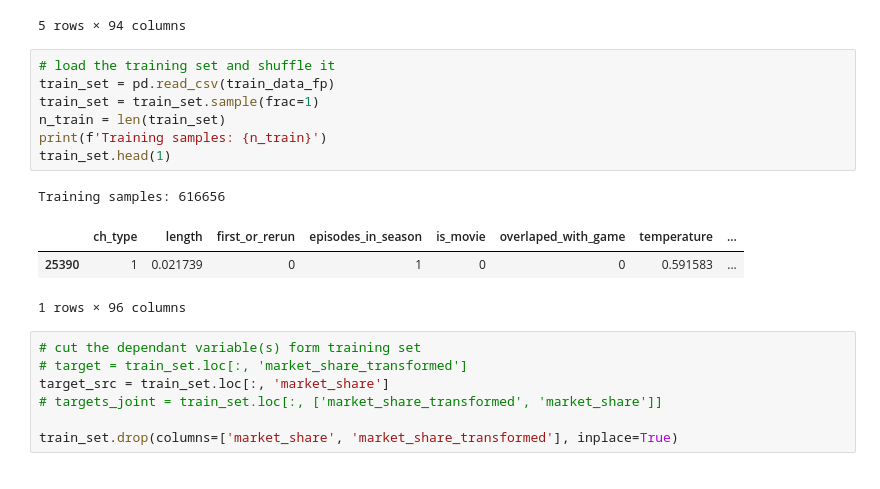
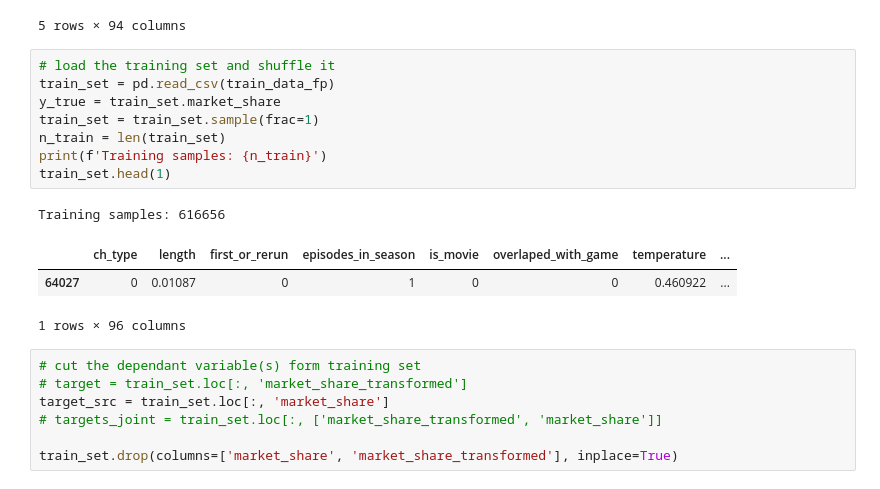
Before and after one commit to Carbonrun/YapAiTek_Challenge, a Jupyter notebook: 2.3_FE_Dim-Reduction.ipynb, the cells around one changed output. Cells and saved outputs as stored; diff of their text form.

```diff
--- a/2.3_FE_Dim-Reduction.ipynb
+++ b/2.3_FE_Dim-Reduction.ipynb
@@ -83,14 +79,15 @@ data.head()
 # %%
 # load the training set and shuffle it
 train_set = pd.read_csv(train_data_fp)
+y_true = train_set.market_share
 train_set = train_set.sample(frac=1)
 n_train = len(train_set)
 print(f'Training samples: {n_train}')
 train_set.head(1)
 # %% [output]
 Training samples: 616656
 |  | ch_type | length | first_or_rerun | episodes_in_season | is_movie | overlaped_with_game | temperature | ... |
-| 25390 | 1 | 0.021739 | 0 | 1 | 0 | 0 | 0.591583 | ... |
+| 64027 | 0 | 0.01087 | 0 | 1 | 0 | 0 | 0.460922 | ... |
 1 rows × 96 columns
 # %%
 # cut the dependant variable(s) form training set
```
Also changed, not shown: parts of 41 cells of this notebook.
